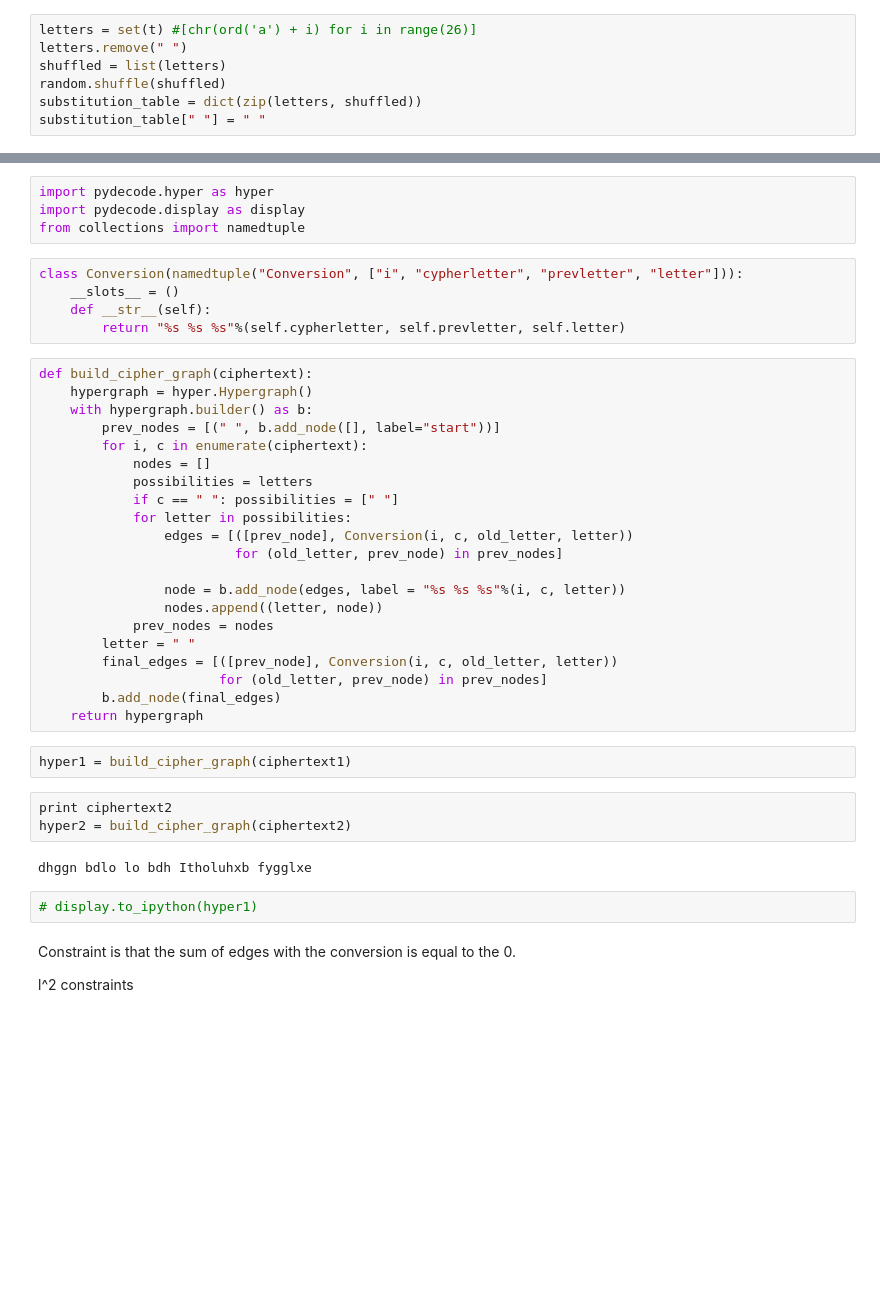
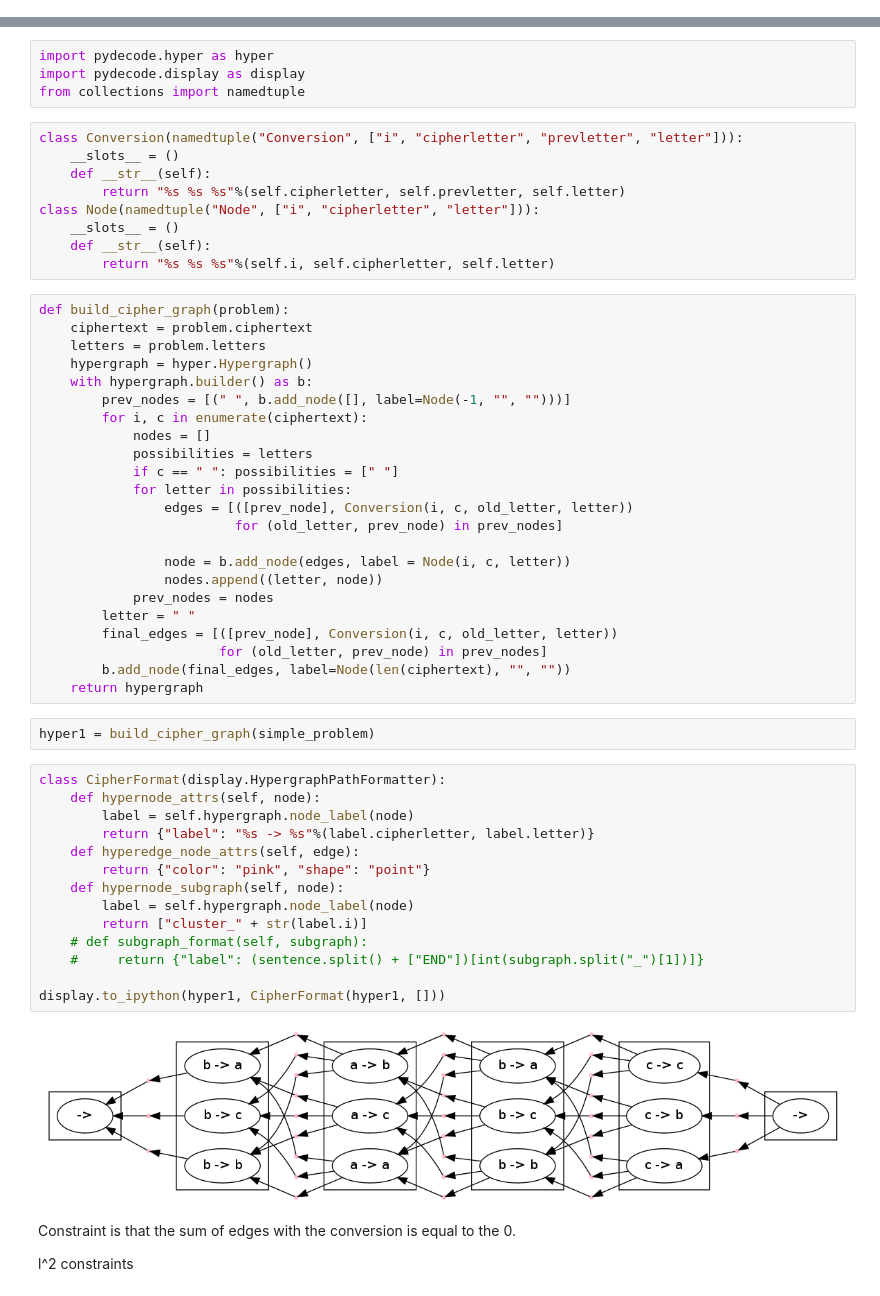
Before and after one commit to srush/PyDecode, a Jupyter notebook: notebooks/decipher.ipynb, the cells around one changed output, grey strips where cells are left out. Cells and saved outputs as stored; diff of their text form; blank space fills up the shorter version.

```diff
--- a/notebooks/decipher.ipynb
+++ b/notebooks/decipher.ipynb
@@ -19,7 +4,0 @@ import random, math
-# %%
-letters = set(t) #[chr(ord('a') + i) for i in range(26)]
-letters.remove(" ")
-shuffled = list(letters)
-random.shuffle(shuffled)
-substitution_table = dict(zip(letters, shuffled))
-substitution_table[" "] = " "
@@ -34,15 +32,21 @@ import pydecode.hyper as hyper
 import pydecode.display as display
 from collections import namedtuple
 # %%
-class Conversion(namedtuple("Conversion", ["i", "cypherletter", "prevletter", "letter"])):
+class Conversion(namedtuple("Conversion", ["i", "cipherletter", "prevletter", "letter"])):
     __slots__ = ()
     def __str__(self):
-        return "%s %s %s"%(self.cypherletter, self.prevletter, self.letter)
+        return "%s %s %s"%(self.cipherletter, self.prevletter, self.letter)
+class Node(namedtuple("Node", ["i", "cipherletter", "letter"])):
+    __slots__ = ()
+    def __str__(self):
+        return "%s %s %s"%(self.i, self.cipherletter, self.letter)
 # %%
-def build_cipher_graph(ciphertext):
+def build_cipher_graph(problem):
+    ciphertext = problem.ciphertext
+    letters = problem.letters
     hypergraph = hyper.Hypergraph()
     with hypergraph.builder() as b:
-        prev_nodes = [(" ", b.add_node([], label="start"))]
+        prev_nodes = [(" ", b.add_node([], label=Node(-1, "", "")))]
         for i, c in enumerate(ciphertext):
             nodes = []
             possibilities = letters
@@ -51,23 +55,32 @@ def build_cipher_graph(ciphertext):
                 edges = [([prev_node], Conversion(i, c, old_letter, letter))
                          for (old_letter, prev_node) in prev_nodes]
 
-                node = b.add_node(edges, label = "%s %s %s"%(i, c, letter))
+                node = b.add_node(edges, label = Node(i, c, letter))
                 nodes.append((letter, node))
             prev_nodes = nodes
         letter = " "
         final_edges = [([prev_node], Conversion(i, c, old_letter, letter))
                        for (old_letter, prev_node) in prev_nodes]
-        b.add_node(final_edges)
+        b.add_node(final_edges, label=Node(len(ciphertext), "", ""))
     return hypergraph
 # %%
-hyper1 = build_cipher_graph(ciphertext1)
+hyper1 = build_cipher_graph(simple_problem)
-# %%
-print ciphertext2
-hyper2 = build_cipher_graph(ciphertext2)
-# %% [output]
-dhggn bdlo lo bdh Itholuhxb fygglxe
-# %%
-# display.to_ipython(hyper1)
+# %%
+class CipherFormat(display.HypergraphPathFormatter):
+    def hypernode_attrs(self, node):
+        label = self.hypergraph.node_label(node)
+        return {"label": "%s -> %s"%(label.cipherletter, label.letter)}
+    def hyperedge_node_attrs(self, edge):
+        return {"color": "pink", "shape": "point"}
+    def hypernode_subgraph(self, node):
+        label = self.hypergraph.node_label(node)
+        return ["cluster_" + str(label.i)]
+    # def subgraph_format(self, subgraph):
+    #     return {"label": (sentence.split() + ["END"])[int(subgraph.split("_")[1])]}
+
+display.to_ipython(hyper1, CipherFormat(hyper1, []))
+# %% [output]
+[figure, added]
 # %% [markdown]
 Constraint is that the sum of edges with the conversion is equal to the 0.
 
```
Also changed, not shown: parts of 33 cells of this notebook, 6 other files.
